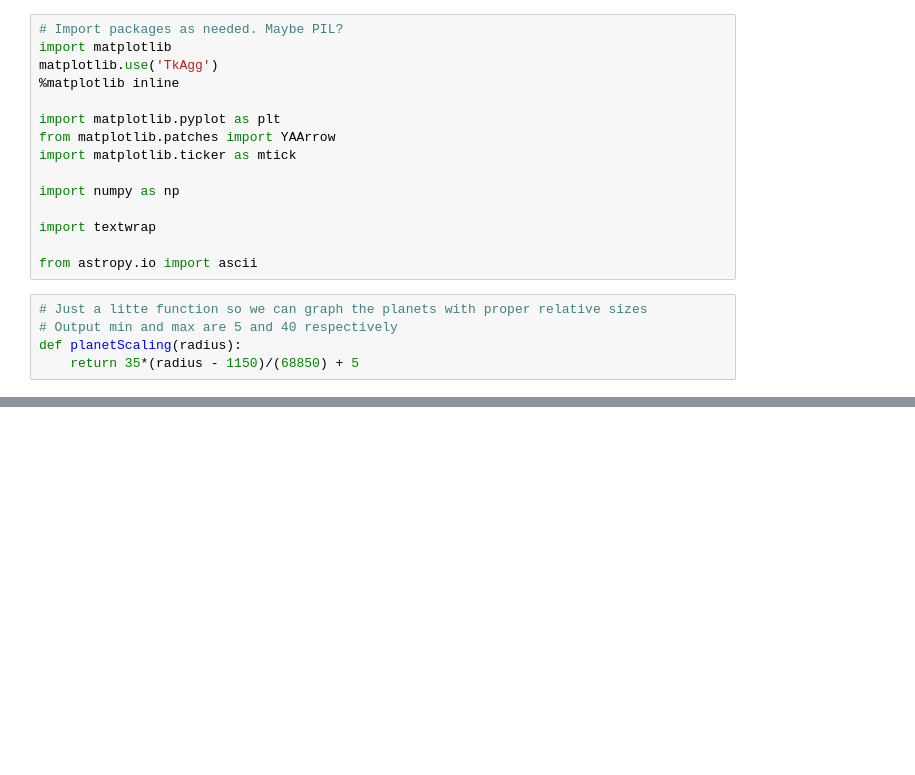
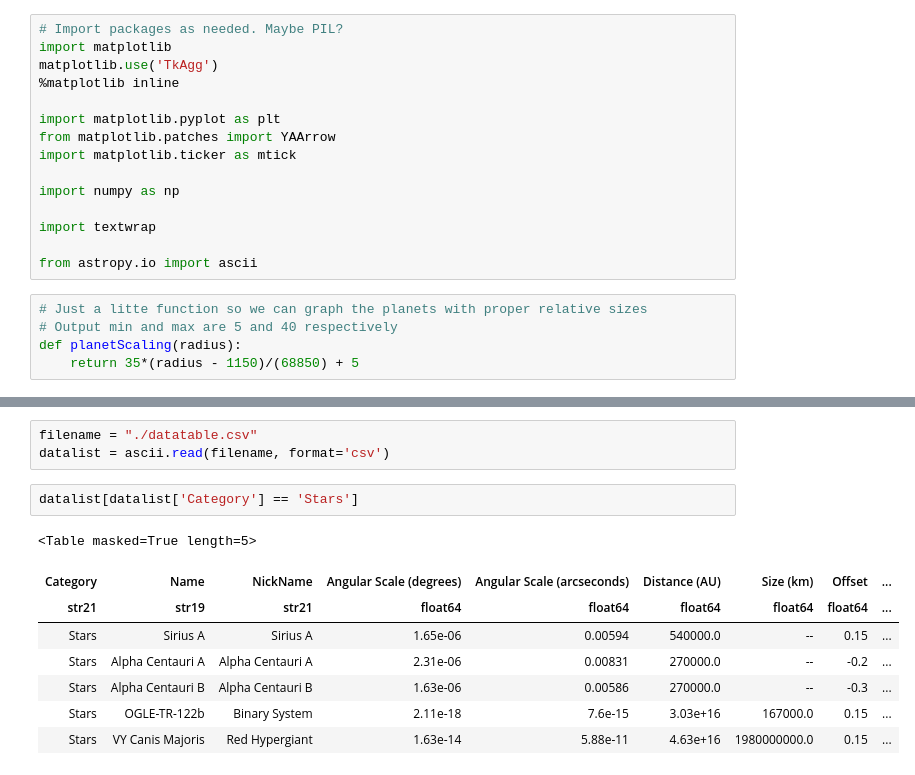
Before and after one commit to mpbusch/obsastr, a Jupyter notebook: PlotDeltaTheta.ipynb, the cells around one changed output, grey strips where cells are left out. Cells and saved outputs as stored; diff of their text form; blank space fills up the shorter version.

```diff
--- a/PlotDeltaTheta.ipynb
+++ b/PlotDeltaTheta.ipynb
@@ -108,0 +109,14 @@ angularSizeChart()
+# %%
+filename = "./datatable.csv"
+datalist = ascii.read(filename, format='csv')
+# %%
+datalist[datalist['Category'] == 'Stars']
+# %% [output]
+<Table masked=True length=5>
+| Category | Name | NickName | Angular Scale (degrees) | Angular Scale (arcseconds) | Distance (AU) | Size (km) | Offset | ... |
+| str21 | str19 | str21 | float64 | float64 | float64 | float64 | float64 | ... |
+| Stars | Sirius A | Sirius A | 1.65e-06 | 0.00594 | 540000.0 | -- | 0.15 | ... |
+| Stars | Alpha Centauri A | Alpha Centauri A | 2.31e-06 | 0.00831 | 270000.0 | -- | -0.2 | ... |
+| Stars | Alpha Centauri B | Alpha Centauri B | 1.63e-06 | 0.00586 | 270000.0 | -- | -0.3 | ... |
+| Stars | OGLE-TR-122b | Binary System | 2.11e-18 | 7.6e-15 | 3.03e+16 | 167000.0 | 0.15 | ... |
+| Stars | VY Canis Majoris | Red Hypergiant | 1.63e-14 | 5.88e-11 | 4.63e+16 | 1980000000.0 | 0.15 | ... |
```
Also changed, not shown: parts of 2 cells of this notebook, 2 other files.
